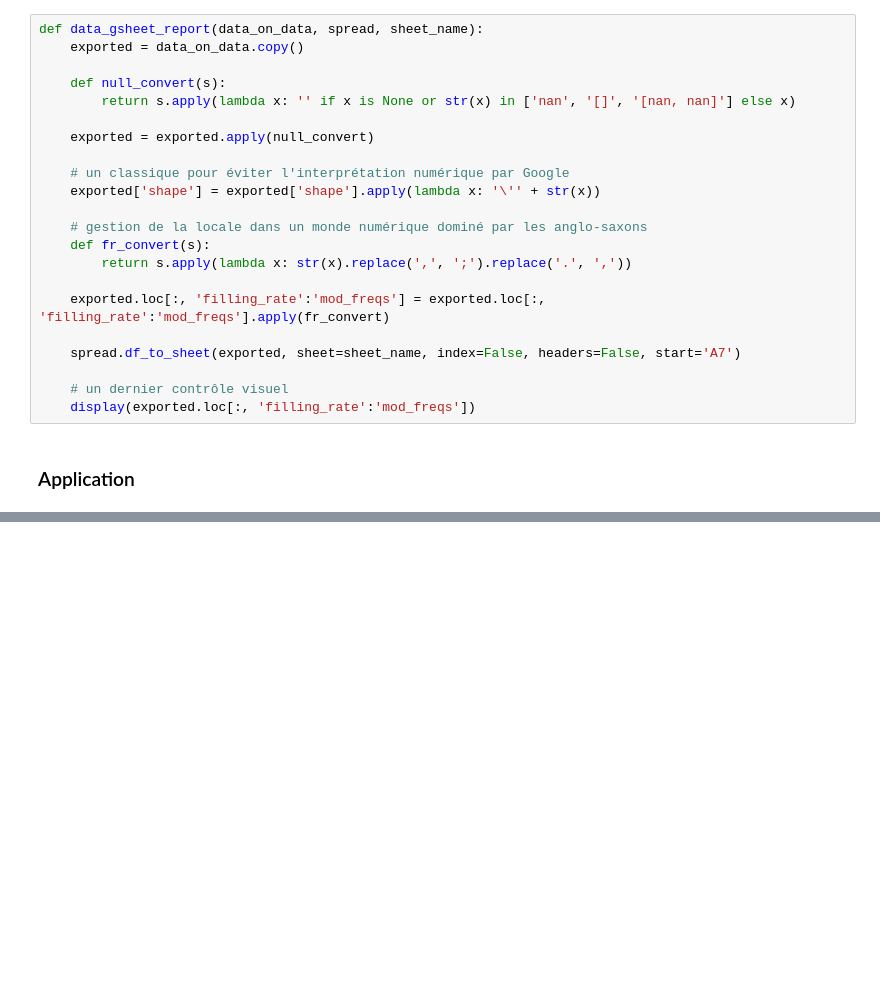
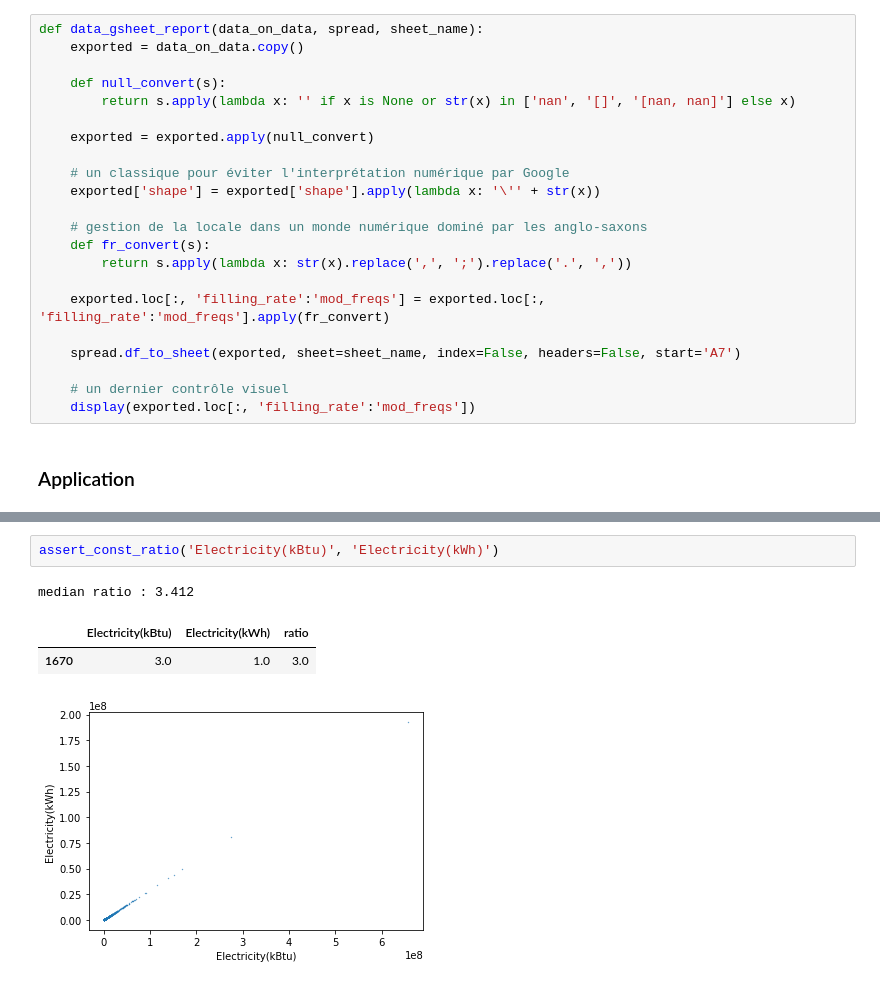
Before and after one commit to Franck-PepperLabs/pepper_carbon-neutral_seattle, a Jupyter notebook: jupyter/scratchpad.ipynb, the cells around one changed output, grey strips where cells are left out. Drawn from its saved outputs; the diff is of its cells as text; blank space fills up the shorter version.

```diff
--- a/jupyter/scratchpad.ipynb
+++ b/jupyter/scratchpad.ipynb
@@ -265,0 +356,7 @@ data_gsheet_report(data_on_data, spread, 'data_dict')
+# %%
+assert_const_ratio('Electricity(kBtu)', 'Electricity(kWh)')
+# %% [output]
+median ratio : 3.412
+|  | Electricity(kBtu) | Electricity(kWh) | ratio |
+| 1670 | 3.0 | 1.0 | 3.0 |
+[figure, added]
```
Also changed, not shown: parts of 52 cells of this notebook.
